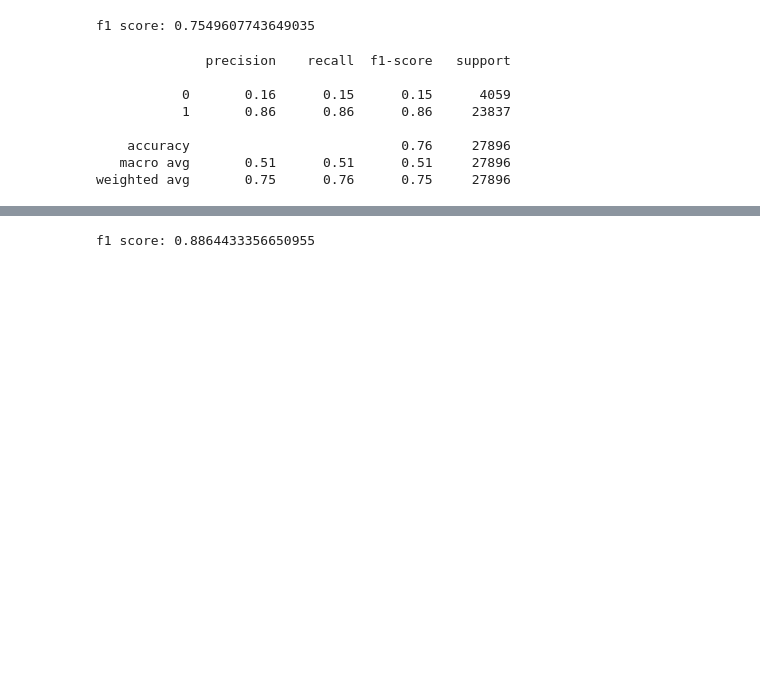
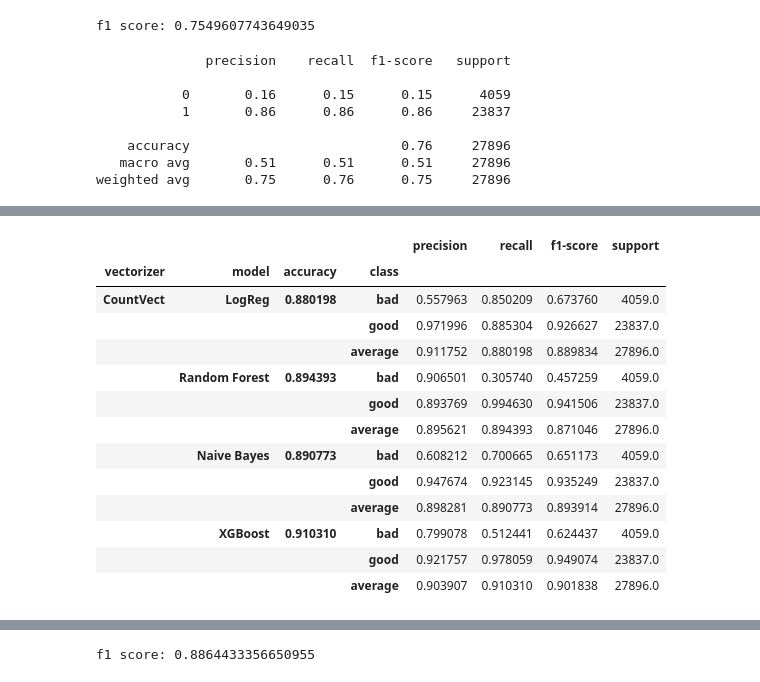
Before and after one commit to DimitrisFot/Amazon-Game-Reviews-Analysis, a Jupyter notebook: Sentiment Analysis.ipynb, the cells around one changed output, grey strips where cells are left out. Cells and saved outputs as stored; diff of their text form; code cells hidden in the pictures; blank space fills up the shorter version.

```diff
--- a/Sentiment Analysis.ipynb
+++ b/Sentiment Analysis.ipynb
@@ -447,0 +514,17 @@ disp_confusion_matrix(y_pred_cv_xgb, "XGBoost")
+# %%
+df_tv2
+# %% [output]
+|  |  |  |  | precision | recall | f1-score | support |
+| vectorizer | model | accuracy | class |  |  |  |  |
+| CountVect | LogReg | 0.880198 | bad | 0.557963 | 0.850209 | 0.673760 | 4059.0 |
+|  |  |  | good | 0.971996 | 0.885304 | 0.926627 | 23837.0 |
+|  |  |  | average | 0.911752 | 0.880198 | 0.889834 | 27896.0 |
+|  | Random Forest | 0.894393 | bad | 0.906501 | 0.305740 | 0.457259 | 4059.0 |
+|  |  |  | good | 0.893769 | 0.994630 | 0.941506 | 23837.0 |
+|  |  |  | average | 0.895621 | 0.894393 | 0.871046 | 27896.0 |
+|  | Naive Bayes | 0.890773 | bad | 0.608212 | 0.700665 | 0.651173 | 4059.0 |
+|  |  |  | good | 0.947674 | 0.923145 | 0.935249 | 23837.0 |
+|  |  |  | average | 0.898281 | 0.890773 | 0.893914 | 27896.0 |
+|  | XGBoost | 0.910310 | bad | 0.799078 | 0.512441 | 0.624437 | 4059.0 |
+|  |  |  | good | 0.921757 | 0.978059 | 0.949074 | 23837.0 |
+|  |  |  | average | 0.903907 | 0.910310 | 0.901838 | 27896.0 |
```
Also changed, not shown: parts of 55 cells of this notebook.
